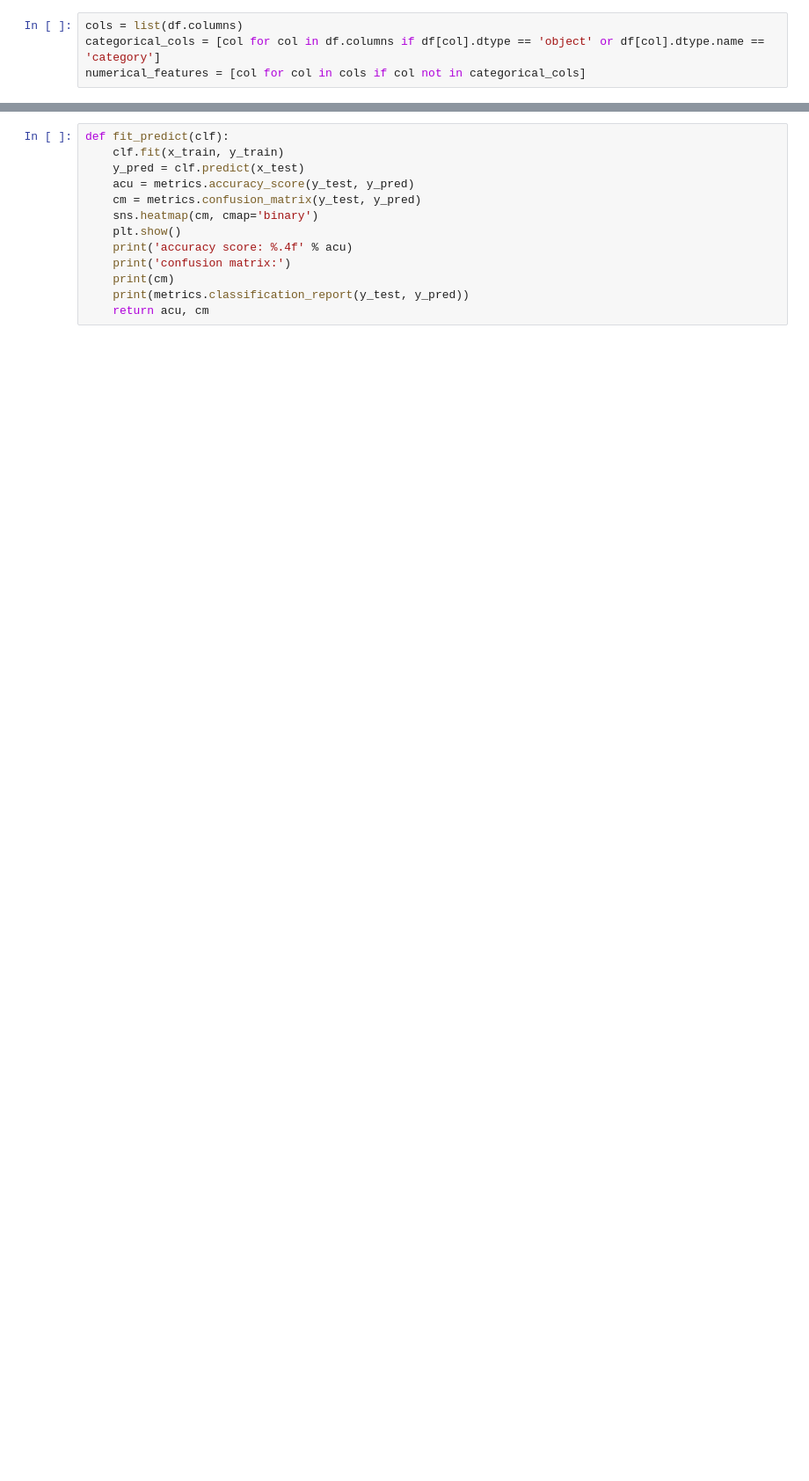
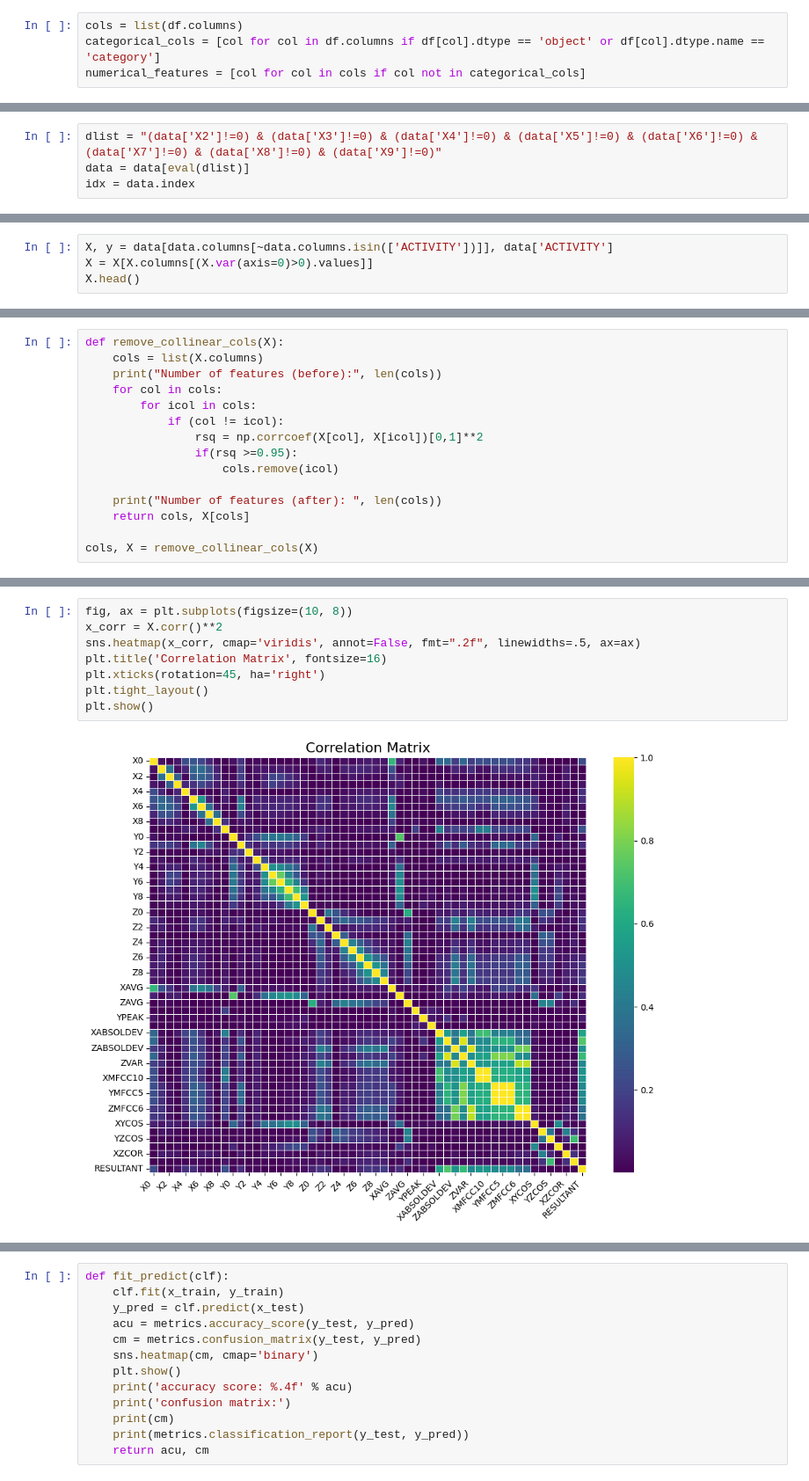
Before and after one commit to ariahosseini/TradML, a Jupyter notebook: SciKitLearn_02_ProjTwo_Supverised_Clf.ipynb, the cells around one changed output, grey strips where cells are left out. Shown at 88% size. Cells and saved outputs as stored; diff of their text form; blank space fills up the shorter version.

```diff
--- a/SciKitLearn_02_ProjTwo_Supverised_Clf.ipynb
+++ b/SciKitLearn_02_ProjTwo_Supverised_Clf.ipynb
@@ -540,0 +281,4 @@ print(x_train.shape, x_test.shape)
+# %%
+dlist = "(data['X2']!=0) & (data['X3']!=0) & (data['X4']!=0) & (data['X5']!=0) & (data['X6']!=0) & (data['X7']!=0) & (data['X8']!=0) & (data['X9']!=0)"
+data = data[eval(dlist)]
+idx = data.index
@@ -540,0 +325,4 @@ print(x_train.shape, x_test.shape)
+# %%
+X, y = data[data.columns[~data.columns.isin(['ACTIVITY'])]], data['ACTIVITY']
+X = X[X.columns[(X.var(axis=0)>0).values]]
+X.head()
@@ -540,0 +336,15 @@ print(x_train.shape, x_test.shape)
+# %%
+def remove_collinear_cols(X):
+    cols = list(X.columns)
+    print("Number of features (before):", len(cols))
+    for col in cols:
+        for icol in cols:
+            if (col != icol):
+                rsq = np.corrcoef(X[col], X[icol])[0,1]**2
+                if(rsq >=0.95):
+                    cols.remove(icol)
+
+    print("Number of features (after): ", len(cols))
+    return cols, X[cols]
+
+cols, X = remove_collinear_cols(X)
@@ -540,0 +354,10 @@ print(x_train.shape, x_test.shape)
+# %%
+fig, ax = plt.subplots(figsize=(10, 8))
+x_corr = X.corr()**2
+sns.heatmap(x_corr, cmap='viridis', annot=False, fmt=".2f", linewidths=.5, ax=ax)
+plt.title('Correlation Matrix', fontsize=16)
+plt.xticks(rotation=45, ha='right')
+plt.tight_layout()
+plt.show()
+# %% [output]
+[figure, added]
```
Also changed, not shown: parts of 62 cells of this notebook.
